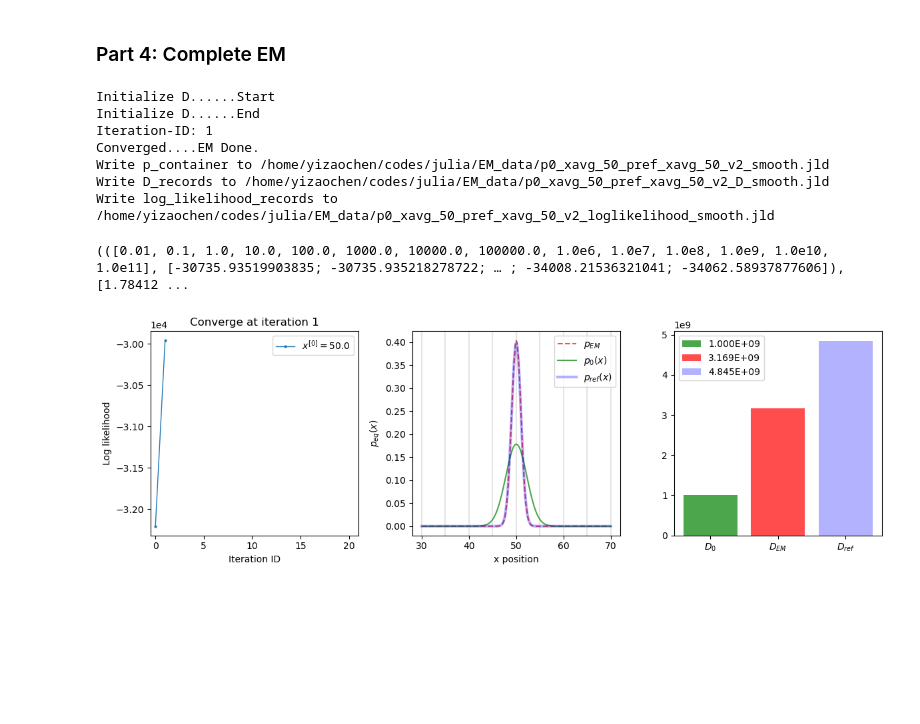
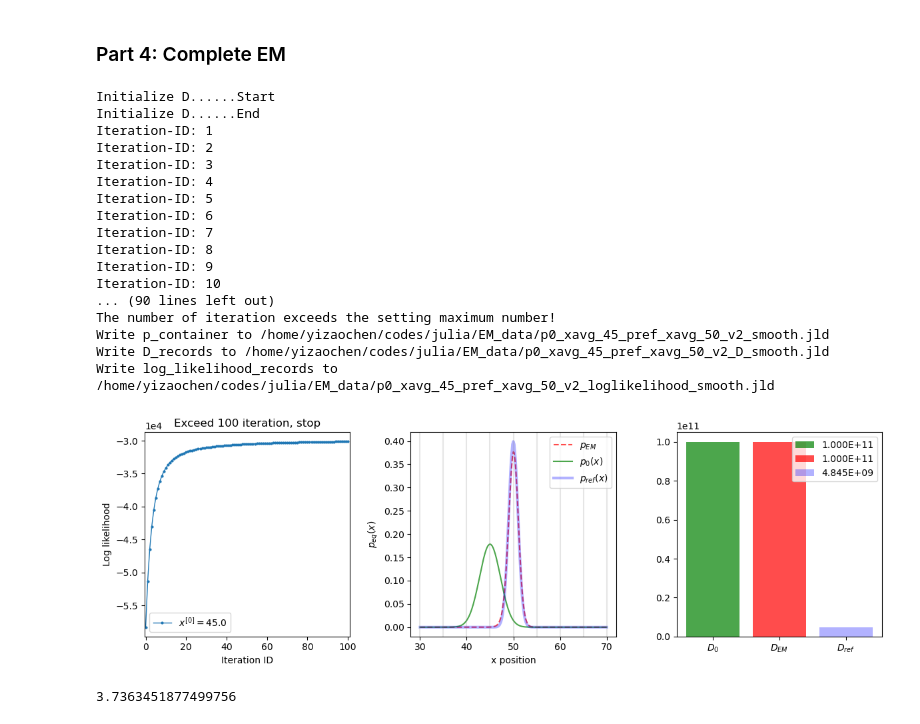
Before and after one commit to yizaochen/Alphabeta, a Jupyter notebook: notebooks/complete_em_v0.ipynb, the cells around one changed output. Drawn from its saved outputs; the diff is of its cells as text; code cells hidden in the pictures; blank space fills up the shorter version.

```diff
--- a/notebooks/complete_em_v0.ipynb
+++ b/notebooks/complete_em_v0.ipynb
@@ -80,8 +80,8 @@ plt.show()
 # %%
 # Set Parameters
 Nv = 72
-max_n_iteration = 21
-mu_guess = 50.
+max_n_iteration = 100
+mu_guess = 45.
 
 f_out_pcontain = @sprintf "/home/yizaochen/codes/julia/EM_data/p0_xavg_%d_pref_xavg_%d_v2_smooth.jld" mu_guess xavg
 f_out_d_record = @sprintf "/home/yizaochen/codes/julia/EM_data/p0_xavg_%d_pref_xavg_%d_v2_D_smooth.jld" mu_guess xavg
@@ -98,15 +98,24 @@ ini_guess_D_info, p_container, D_records, log_likelihood_records = complete_em_v
 Initialize D......Start
 Initialize D......End
 Iteration-ID: 1
-Converged....EM Done.
-Write p_container to /home/yizaochen/codes/julia/EM_data/p0_xavg_50_pref_xavg_50_v2_smooth.jld
-Write D_records to /home/yizaochen/codes/julia/EM_data/p0_xavg_50_pref_xavg_50_v2_D_smooth.jld
-Write log_likelihood_records to /home/yizaochen/codes/julia/EM_data/p0_xavg_50_pref_xavg_50_v2_loglikelihood_smooth.jld
+Iteration-ID: 2
+Iteration-ID: 3
+Iteration-ID: 4
+Iteration-ID: 5
+Iteration-ID: 6
+Iteration-ID: 7
+Iteration-ID: 8
+Iteration-ID: 9
+Iteration-ID: 10
+... (90 lines left out)
+The number of iteration exceeds the setting maximum number!
+Write p_container to /home/yizaochen/codes/julia/EM_data/p0_xavg_45_pref_xavg_50_v2_smooth.jld
+Write D_records to /home/yizaochen/codes/julia/EM_data/p0_xavg_45_pref_xavg_50_v2_D_smooth.jld
+Write log_likelihood_records to /home/yizaochen/codes/julia/EM_data/p0_xavg_45_pref_xavg_50_v2_loglikelihood_smooth.jld
-(([0.01, 0.1, 1.0, 10.0, 100.0, 1000.0, 10000.0, 100000.0, 1.0e6, 1.0e7, 1.0e8, 1.0e9, 1.0e10, 1.0e11], [-30735.93519903835; -30735.935218278722; … ; -34008.21536321041; -34062.58937877606]), [1.78412 ...
 # %%
 fig, axes = plt.subplots(nrows=1, ncols=3, figsize=(12,4))
 
-lastem_id = 1
+lastem_id = 100
 
 ax = axes[1]
 xarray = 0:lastem_id
@@ -115,37 +124,42 @@ ax.plot(xarray, log_likelihood_records[1:lastem_id+1], "-o", linewidth=1, marker
 ax.legend()
 ax.set_xlabel("Iteration ID")
 ax.set_ylabel("Log likelihood")
-ax.set_xlim(-0.5, max_n_iteration)
+ax.set_xlim(-0.5, max_n_iteration+1)
 ax.ticklabel_format(axis="y", style="sci", scilimits=(0,0))
 title = @sprintf "Converge at iteration %d" lastem_id
+title = "Exceed 100 iteration, stop"
 ax.set_title(title)
 
 ax = axes[2]
 ax.plot(xref, p_container[lastem_id+1, :], "--", color="red", alpha=0.7, label="\$p_{EM}\$")
 ax.plot(xref, rho_guess .* rho_guess, label="\$ p_0(x) \$", alpha=0.7, color="green")
 ax.plot(xref, rho_eq .* rho_eq, linewidth=3, color="blue", alpha=0.3, label="\$ p_{ref}(x) \$")
 for xline in 30:5:70
     ax.axvline(xline, color="grey", alpha=0.2)
 end
 ax.legend()
 ax.set_xlabel("x position")
 ax.set_ylabel("\$ p_{eq}(x) \$")
 
 ax = axes[3]
 xarray = [1, 2, 3]
 label1 = @sprintf "%.3E" D_records[1]
 label2 = @sprintf "%.3E" D_records[lastem_id+1]
 label3 = @sprintf "%.3E" D
 ax.bar(1, D_records[1], color="green", alpha=0.7, label=label1)
 ax.bar(2, D_records[lastem_id+1], color="red", alpha=0.7, label=label2)
 ax.bar(3, D, color="blue", alpha=0.3, label=label3)
 ax.set_xticks(xarray)
 ax.set_xticklabels(["\$D_0\$", "\$D_{EM}\$", "\$D_{ref}\$"])
 ax.legend()
 
 plt.tight_layout()
 svgfile = @sprintf "./em_p0_avg_%d_pref_xavg_%d.svg" mu_guess xavg
 #plt.savefig(svgfile)
 plt.show()
 # %% [output]
-[figure, old version]
+[figure, new version]
+# %%
+log_likelihood_records[101] - log_likelihood_records[100]
+# %% [output]
+3.7363451877499756
```
Also changed, not shown: 4 other files.
